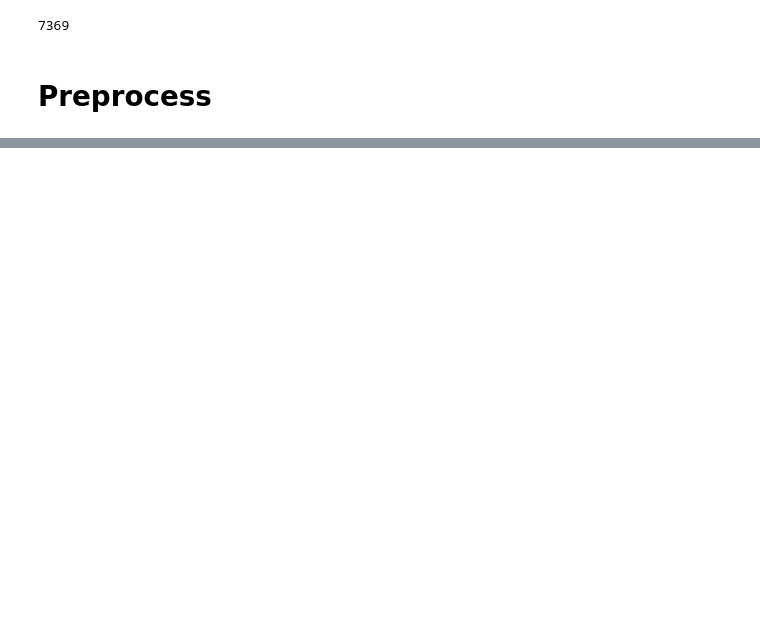
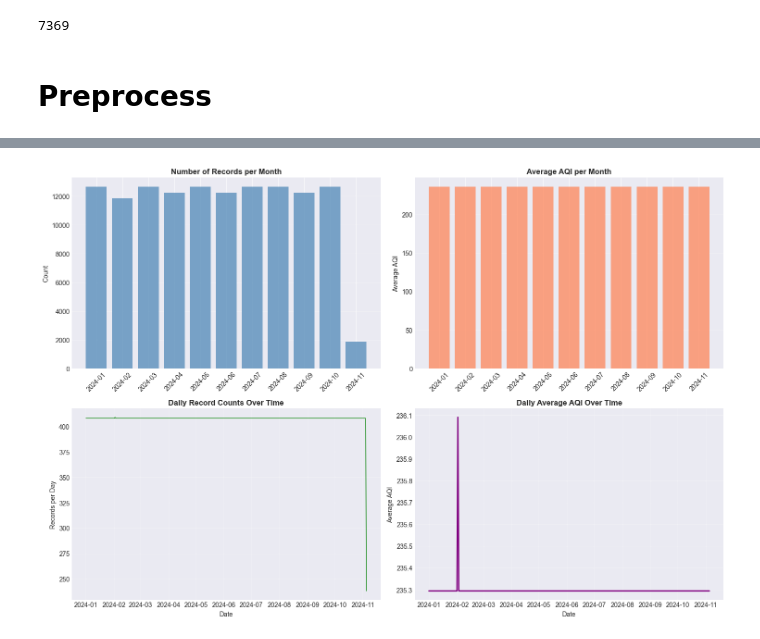
Before and after one commit to AtharvaTaras/Delhi-AQI-Model, a Jupyter notebook: scratch.ipynb, the cells around one changed output, grey strips where cells are left out. Drawn from its saved outputs; the diff is of its cells as text; code cells hidden in the pictures; blank space fills up the shorter version.

```diff
--- a/scratch.ipynb
+++ b/scratch.ipynb
@@ -162,0 +988,94 @@ wind_df.head()
+# %%
+import pandas as pd
+import matplotlib.pyplot as plt
+
+# Load and clean data
+# aqi_df = pd.read_csv('aqi_data.csv')
+aqi_df['event_timestamp'] = pd.to_datetime(aqi_df['event_timestamp'])
+aqi_df['aqi'] = pd.to_numeric(aqi_df['aqi'], errors='coerce')
+aqi_df = aqi_df.dropna(subset=['aqi'])
+
+# Extract date components
+aqi_df['date'] = aqi_df['event_timestamp'].dt.date
+aqi_df['month'] = aqi_df['event_timestamp'].dt.month
+aqi_df['year'] = aqi_df['event_timestamp'].dt.year
+aqi_df['year_month'] = aqi_df['event_timestamp'].dt.to_period('M')
+
+# Check data distribution
+print("="*70)
+print("DATA DISTRIBUTION CHECK")
+print("="*70)
+print(f"\nTotal records: {len(aqi_df):,}")
+print(f"Date range: {aqi_df['event_timestamp'].min()} to {aqi_df['event_timestamp'].max()}")
+print(f"\nUnique dates: {aqi_df['date'].nunique()}")
+print(f"Unique months: {aqi_df['year_month'].nunique()}")
+
+print("\n" + "-"*70)
+print("RECORDS PER MONTH:")
+print("-"*70)
+month_counts = aqi_df.groupby('year_month').agg({
+    'aqi': ['count', 'mean', 'min', 'max']
+}).round(1)
+month_counts.columns = ['Count', 'Mean AQI', 'Min AQI', 'Max AQI']
+print(month_counts)
+
+print("\n" + "-"*70)
+print("RECORDS PER DATE (First 20 and Last 20):")
+print("-"*70)
+date_counts = aqi_df.groupby('date').size().reset_index(name='count')
+print("\nFirst 20 dates:")
+print(date_counts.head(20))
+print("\nLast 20 dates:")
+print(date_counts.tail(20))
+
+# Visualize distribution
+fig, axes = plt.subplots(2, 2, figsize=(15, 10))
+
+# 1. Records per month
+ax1 = axes[0, 0]
+month_counts_simple = aqi_df.groupby('year_month').size()
+ax1.bar(range(len(month_counts_simple)), month_counts_simple.values, color='steelblue', alpha=0.7)
+ax1.set_xticks(range(len(month_counts_simple)))
+ax1.set_xticklabels(month_counts_simple.index.astype(str), rotation=45)
+ax1.set_title('Number of Records per Month', fontsize=12, fontweight='bold')
+ax1.set_ylabel('Count')
+ax1.grid(True, alpha=0.3, axis='y')
+
+# 2. Average AQI per month
+ax2 = axes[0, 1]
+monthly_avg = aqi_df.groupby('year_month')['aqi'].mean()
+ax2.bar(range(len(monthly_avg)), monthly_avg.values, color='coral', alpha=0.7)
+ax2.set_xticks(range(len(monthly_avg)))
+ax2.set_xticklabels(monthly_avg.index.astype(str), rotation=45)
+ax2.set_title('Average AQI per Month', fontsize=12, fontweight='bold')
+ax2.set_ylabel('Average AQI')
+ax2.grid(True, alpha=0.3, axis='y')
+
+# 3. Daily records over time
+ax3 = axes[1, 0]
+daily_counts = aqi_df.groupby('date').size().reset_index(name='count')
+daily_counts['date'] = pd.to_datetime(daily_counts['date'])
+ax3.plot(daily_counts['date'], daily_counts['count'], linewidth=1, color='green')
+ax3.set_title('Daily Record Counts Over Time', fontsize=12, fontweight='bold')
+ax3.set_xlabel('Date')
+ax3.set_ylabel('Records per Day')
+ax3.grid(True, alpha=0.3)
+
+# 4. AQI time series (daily average)
+ax4 = axes[1, 1]
+daily_aqi = aqi_df.groupby('date')['aqi'].mean().reset_index()
+daily_aqi['date'] = pd.to_datetime(daily_aqi['date'])
+ax4.plot(daily_aqi['date'], daily_aqi['aqi'], linewidth=2, color='purple')
+ax4.set_title('Daily Average AQI Over Time', fontsize=12, fontweight='bold')
+ax4.set_xlabel('Date')
+ax4.set_ylabel('Average AQI')
+ax4.grid(True, alpha=0.3)
+
+plt.tight_layout()
+plt.savefig('aqi_distribution_check.png', dpi=200, bbox_inches='tight')
+plt.show()
+
+print("\n" + "="*70)
+print("✅ Visualization saved as 'aqi_distribution_check.png'")
+print("="*70)
+# %% [output]
@@ -162,0 +1099 @@ wind_df.head()
+[figure, added]
```
Also changed, not shown: parts of 37 cells of this notebook.
